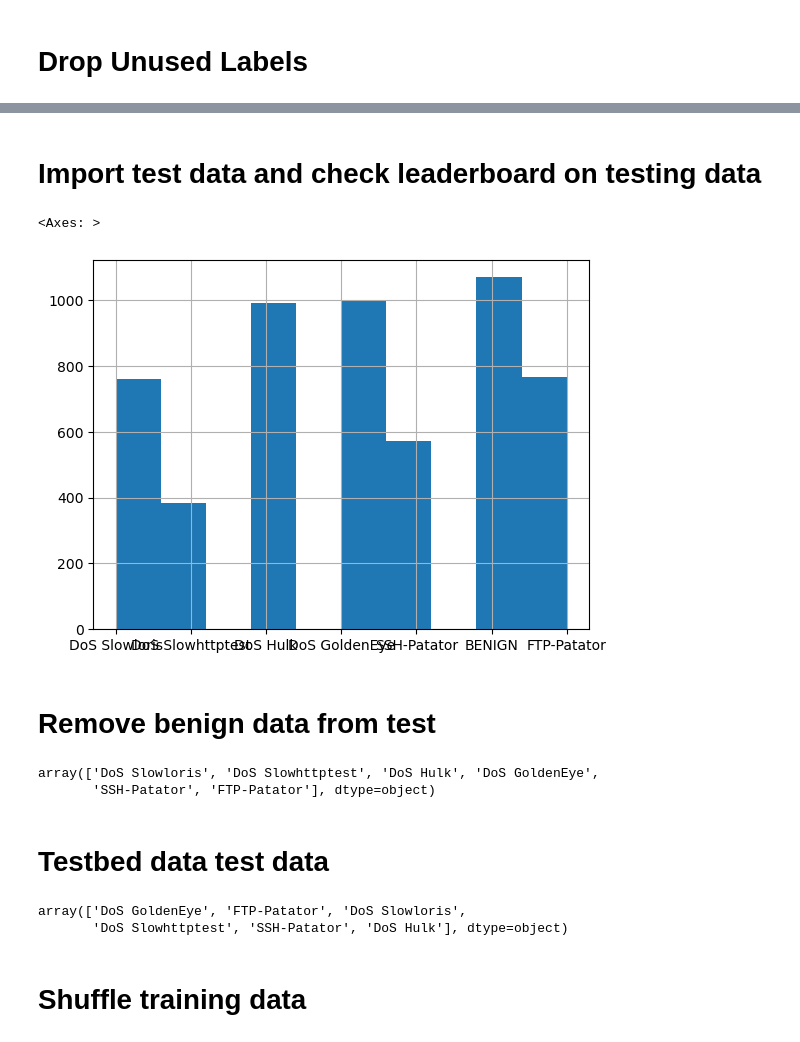
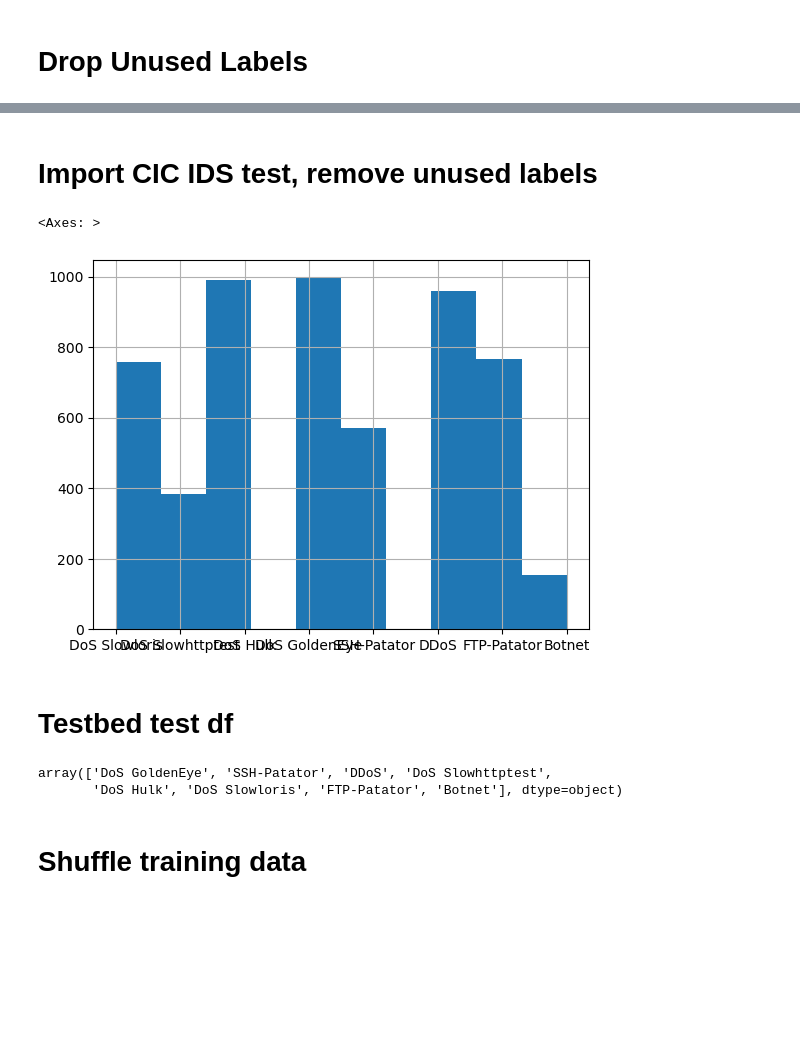
Before and after one commit to navya144/modular_ids_framework, a Jupyter notebook: non_persistent_model.ipynb, the cells around one changed output, grey strips where cells are left out. Drawn from its saved outputs; the diff is of its cells as text; code cells hidden in the pictures; blank space fills up the shorter version.

Commit message:
new non persistent finetune model

```diff
--- a/non_persistent_model.ipynb
+++ b/non_persistent_model.ipynb
@@ -76,34 +67,24 @@ array(['DoS Hulk', 'SSH-Patator', 'DoS Slowloris', 'FTP-Patator',
 # %% [markdown]
-# Import test data and check leaderboard on testing data
+# Import CIC IDS test, remove unused labels
 # %%
 test_df = pd.read_csv('cic_ids_2017_test.csv')
 
-# postscan overlaps with recon in persistent dataset, DDoS dont have a good way to test, botnet small dataset not good way to test.
-unused = ['Infiltration - Portscan', 'Portscan', 'DDoS', 'Botnet']
+# postscan overlaps with recon in persistent dataset.
+unused = ['Infiltration - Portscan', 'Portscan', 'BENIGN']
 
 test_df = test_df.loc[~test_df['Label'].isin(unused)]
 test_df['Label'].hist()
 # %% [output]
 <Axes: >
-[figure, old version]
+[figure, new version]
-# %% [markdown]
-# Remove benign data from test
-# %%
-non_benign_mask = test_df['Label'] != "BENIGN"
-test_df = test_df[non_benign_mask]
-test_df['Label'].unique()
-# %% [output]
-array(['DoS Slowloris', 'DoS Slowhttptest', 'DoS Hulk', 'DoS GoldenEye',
-       'SSH-Patator', 'FTP-Patator'], dtype=object)
 # %% [markdown]
-# Testbed data test data
+# Testbed test df
 # %%
-testbed_testing = pd.read_csv('testbed_testing.csv')
-testbed_testing = testbed_testing.loc[testbed_testing['Label'] != 'BENIGN']
+testbed_testing = pd.read_csv('testbed_non_persistent_testing.csv')
 testbed_testing['Label'].unique()
 # %% [output]
-array(['DoS GoldenEye', 'FTP-Patator', 'DoS Slowloris',
-       'DoS Slowhttptest', 'SSH-Patator', 'DoS Hulk'], dtype=object)
+array(['DoS GoldenEye', 'SSH-Patator', 'DDoS', 'DoS Slowhttptest',
+       'DoS Hulk', 'DoS Slowloris', 'FTP-Patator', 'Botnet'], dtype=object)
 # %% [markdown]
 # Shuffle training data
 # %%
```
Also changed, not shown: parts of 21 cells of this notebook, 10 other files.
